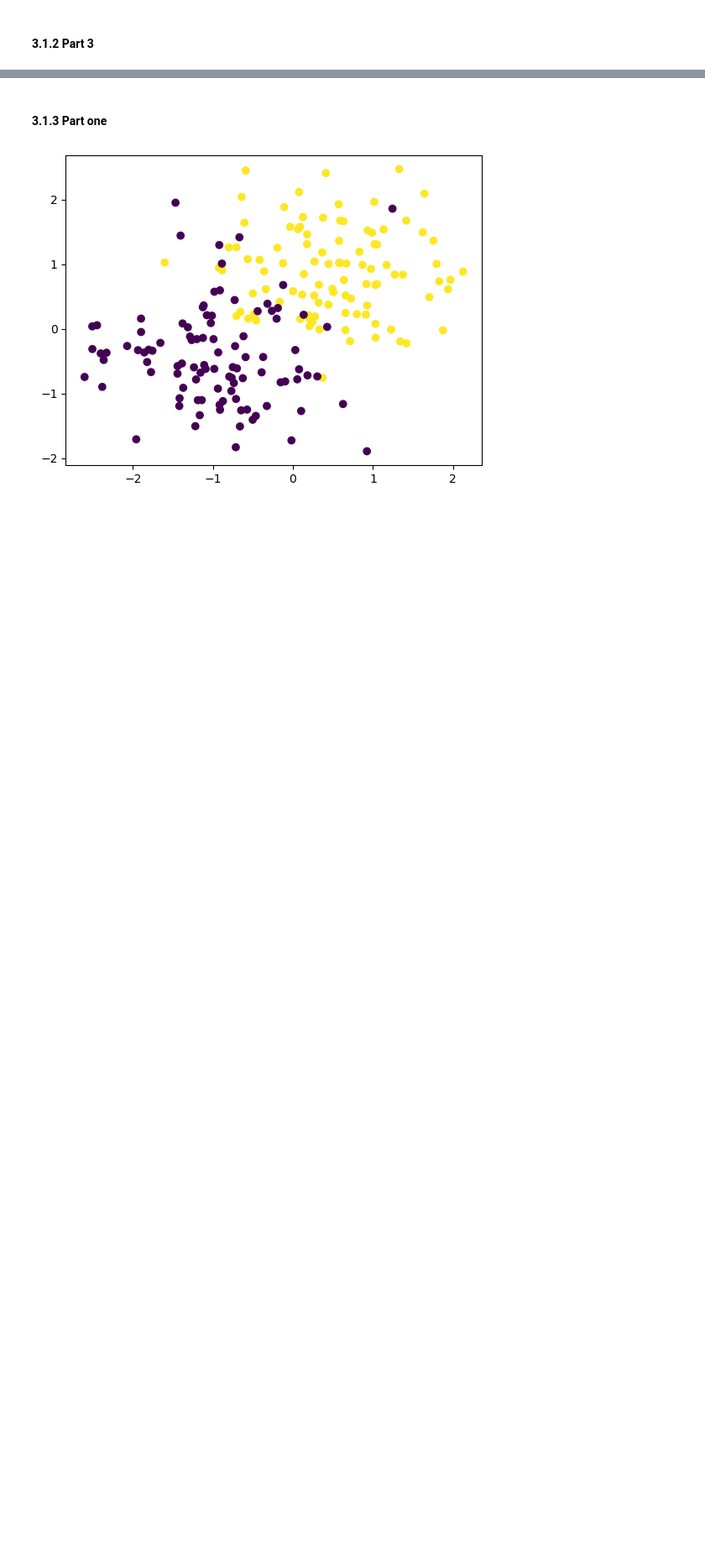
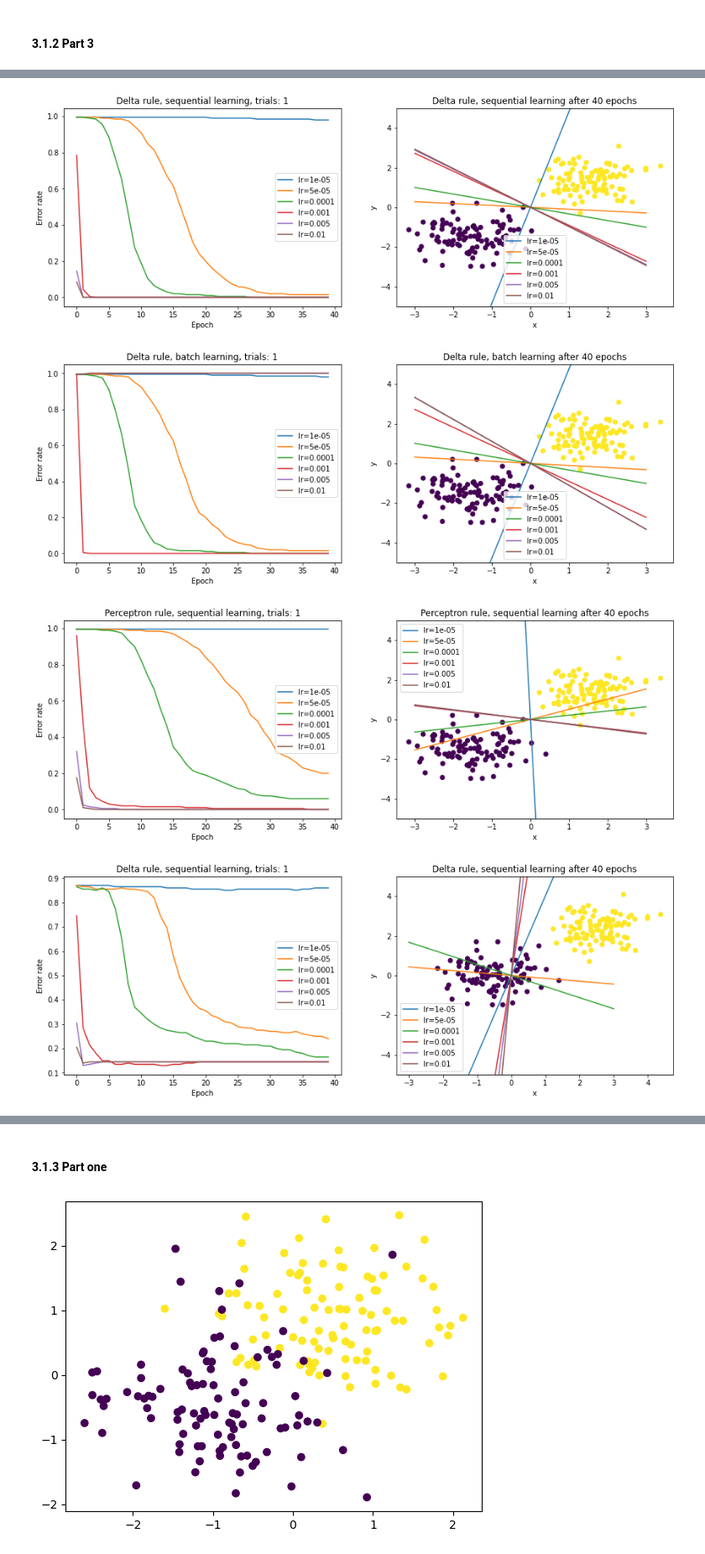
Before and after one commit to tim99fn/ann_kth, a Jupyter notebook: lab_1a.ipynb, the cells around one changed output, grey strips where cells are left out. Shown at 84% size. Drawn from its saved outputs; the diff is of its cells as text; code cells hidden in the pictures; blank space fills up the shorter version.

```diff
--- a/lab_1a.ipynb
+++ b/lab_1a.ipynb
@@ -51,7 +51,7 @@ def generate_data(n_points,mean_a,mean_b,sigma_a,sigma_b=0.5):
     target=np.ones(n_points)
     target[n_points//2:]=-1
 
-    plt.scatter(data[0,:],data[1,:], c=target)
+    # plt.scatter(data[0,:],data[1,:], c=target)
 
     p = np.random.permutation(target.shape[0])
     data = data[:,p]
@@ -164,12 +173,2 @@ learn_everything(data,target,W,epochs,True,"lab1a/img/2/")
 # %% [markdown]
 #### 3.1.2 Part 3
-# %%
-# Remove bias -> already linearly seperable through the origin
-np.random.seed(100)
-W = np.random.normal(0,1,3)
-learn_everything(data[:2,:],target,W[:2],epochs,True,"lab1a/img/3/")
-
-# Move data points
-data[:2,:] -= 1
-W = np.random.normal(0,1,3)
-learn_everything(data[:2,:],target,W[:2],epochs,True,"lab1a/img/4/")
@@ -188,0 +266,15 @@ learn_everything(data[:2,:],target,W[:2],epochs,True,"lab1a/img/4/")
+# %%
+epochs = 40
+trials = 1
+# Remove bias
+learn_everything(data[:2,:],target,trials,epochs,True,"lab1a/img/2/")
+
+# Move data points s.t. not linearly separable through the origin
+np.random.seed(41)
+data, target = generate_data(200,[2.5,2.5],[-0.5,0],0.4)
+learn_everything(data[:2,:],target,trials,epochs,True,"lab1a/img/3/")
+# %% [output]
+[figure, added]
+[figure, added]
+[figure, added]
+[figure, added]
```
Also changed, not shown: parts of 9 cells of this notebook, 34 other files.
